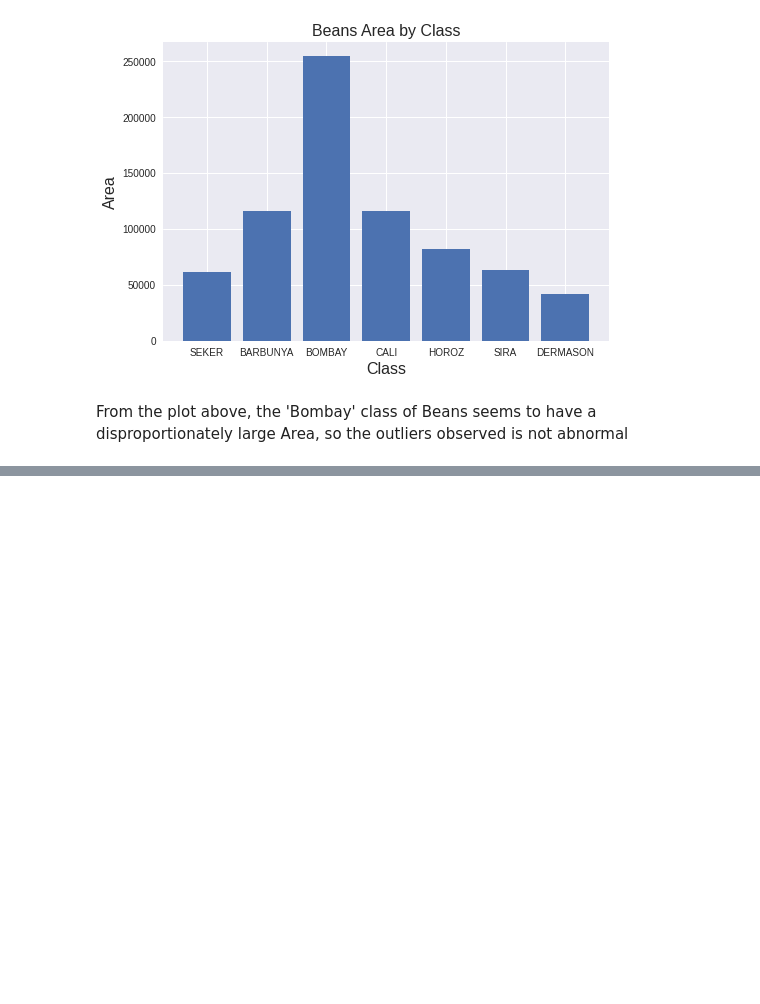
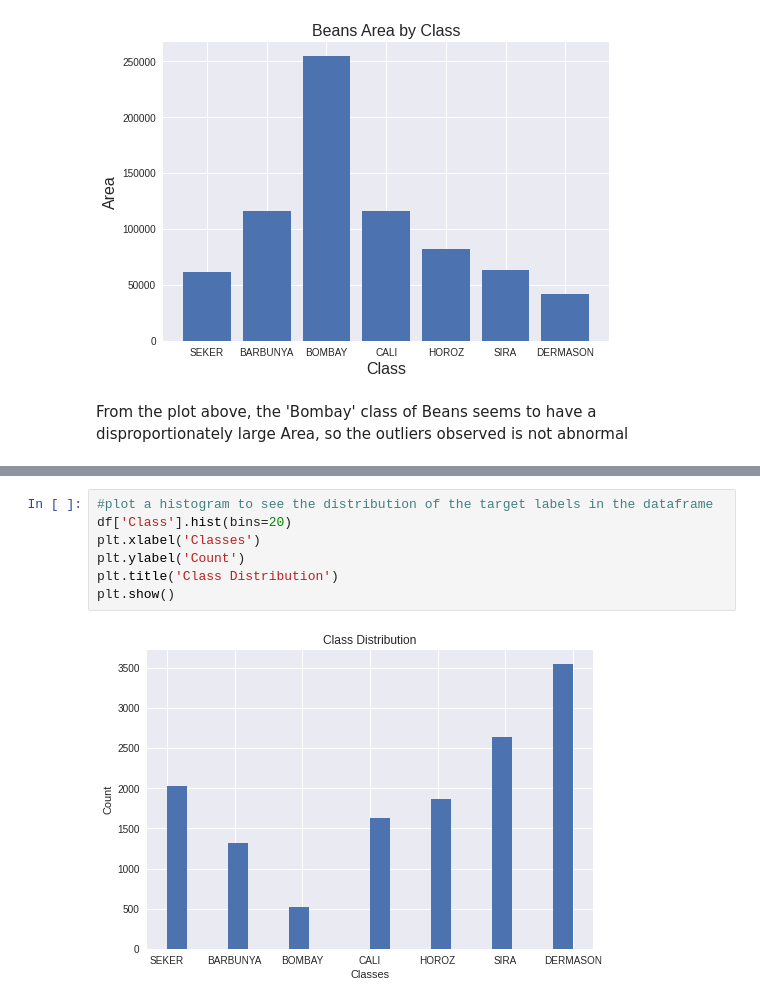
Before and after one commit to AgunsBaba/Assignment, a Jupyter notebook: Project_2.ipynb, the cells around one changed output, grey strips where cells are left out. Saved outputs shown, nothing was run; the diff lists cells and outputs as text; blank space fills up the shorter version.

```diff
--- a/Project_2.ipynb
+++ b/Project_2.ipynb
@@ -125,0 +176,9 @@ From the plot above, the 'Bombay' class of Beans seems to have a disproportionat
+# %%
+#plot a histogram to see the distribution of the target labels in the dataframe
+df['Class'].hist(bins=20)
+plt.xlabel('Classes')
+plt.ylabel('Count')
+plt.title('Class Distribution')
+plt.show()
+# %% [output]
+[figure, added]
```
Also changed, not shown: parts of 4 cells of this notebook.
